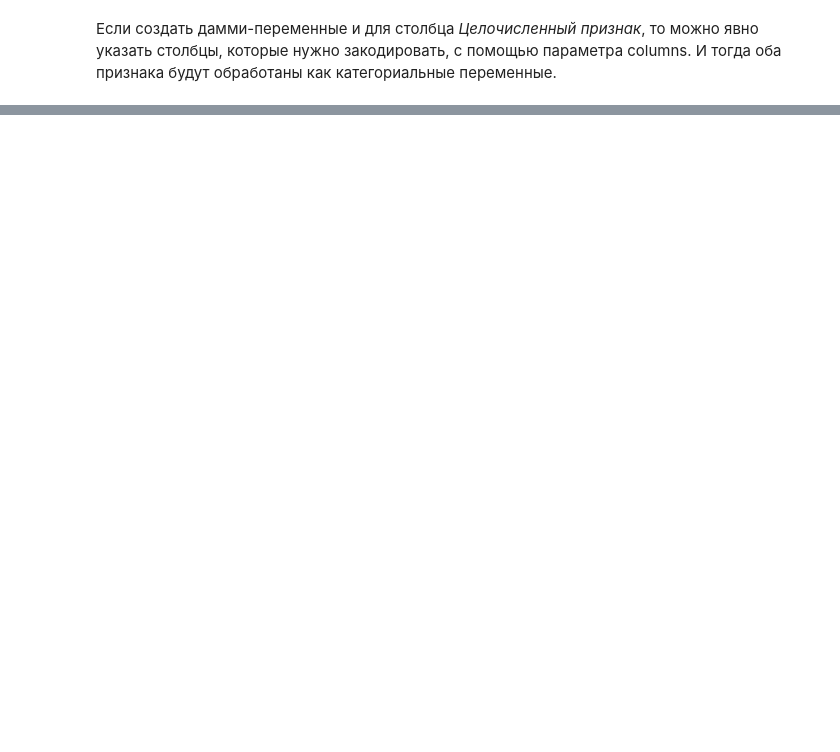
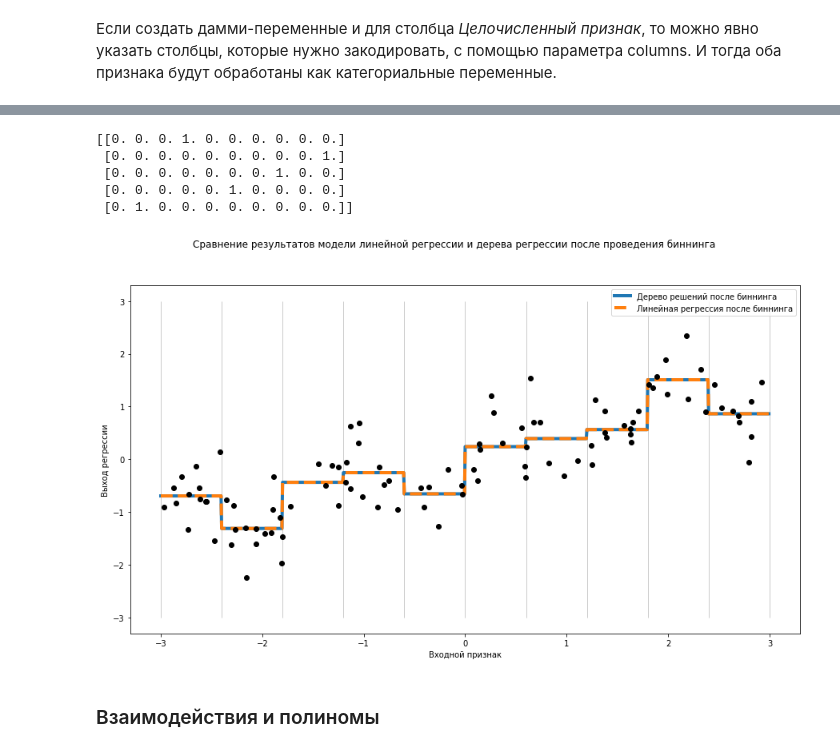
Before and after one commit to azamind/ml-intro, a Jupyter notebook: code/Chapter4.ipynb, the cells around one changed output, grey strips where cells are left out. Cells and saved outputs as stored; diff of their text form; code cells hidden in the pictures; blank space fills up the shorter version.

```diff
--- a/code/Chapter4.ipynb
+++ b/code/Chapter4.ipynb
@@ -117,0 +152,5 @@ pd.get_dummies(demo_df, columns=['Целочисленный признак', '
+# %%
+# записываем для каждой точки данных категорию,в которую он попадает.
+which_bin = np.digitize(X, bins=bins)
+print("\n Точки данных:\n", X[:5])
+print("\n Категории для точек данных: \n", which_bin[:5])
@@ -117,0 +171,38 @@ pd.get_dummies(demo_df, columns=['Целочисленный признак', '
+# %%
+# выполним прямое кодирование этого дискретного признака с помощью функции OneHotEncoder
+encoder = OneHotEncoder(sparse=False, categories="auto")
+# encoder.fit находит уникальные значения, имеющиеся в which_bin
+encoder.fit(which_bin)
+# transform осуществляет прямое кодирование
+X_binned = encoder.transform(which_bin)
+print(X_binned[:5])
+# %% [output]
+[[0. 0. 0. 1. 0. 0. 0. 0. 0. 0.]
+ [0. 0. 0. 0. 0. 0. 0. 0. 0. 1.]
+ [0. 0. 0. 0. 0. 0. 0. 1. 0. 0.]
+ [0. 0. 0. 0. 0. 1. 0. 0. 0. 0.]
+ [0. 1. 0. 0. 0. 0. 0. 0. 0. 0.]]
+# %%
+# построим новую модель линейной регрессии и дерева решений на основе данных,
+# приобразованных с помощью прямого кодирования.
+line_binned = encoder.transform(np.digitize(line, bins=bins))
+
+plt.figure(figsize=(15,8))
+
+reg = DecisionTreeRegressor(min_samples_split=3).fit(X_binned, y)
+plt.plot(line, reg.predict(line_binned), label="Дерево решений после биннинга", linewidth=4)
+
+reg = LinearRegression().fit(X_binned, y)
+plt.plot(line, reg.predict(line_binned), label="Линейная регрессия после биннинга", linestyle='dashed', linewidth=4)
+
+plt.plot(X[:, 0], y, 'o', c='k')
+plt.vlines(bins, -3, 3, linewidth=1, alpha=.2)
+plt.ylabel('Выход регрессии')
+plt.xlabel('Входной признак')
+plt.legend(loc="best")
+plt.suptitle("Сравнение результатов модели линейной регрессии и дерева регрессии после проведения биннинга")
+plt.show()
+# %% [output]
+[figure, added]
+# %% [markdown]
+### Взаимодействия и полиномы
```
Also changed, not shown: parts of 11 cells of this notebook.
